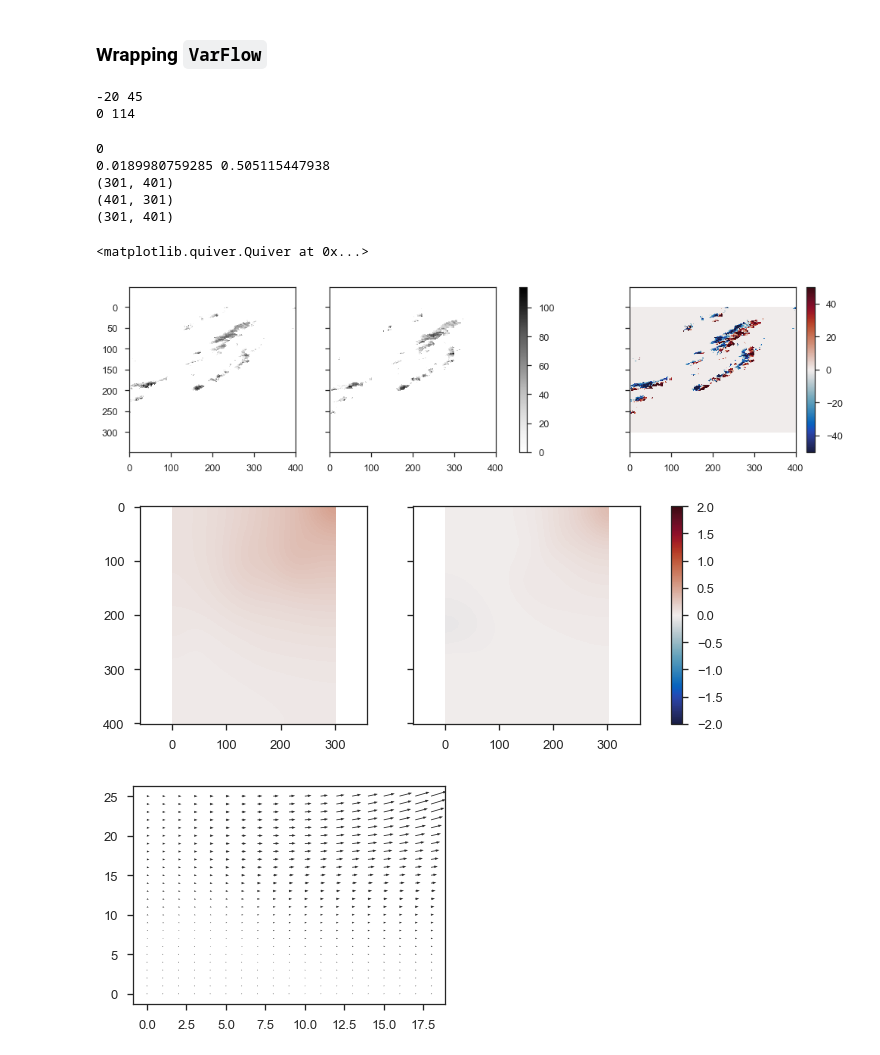
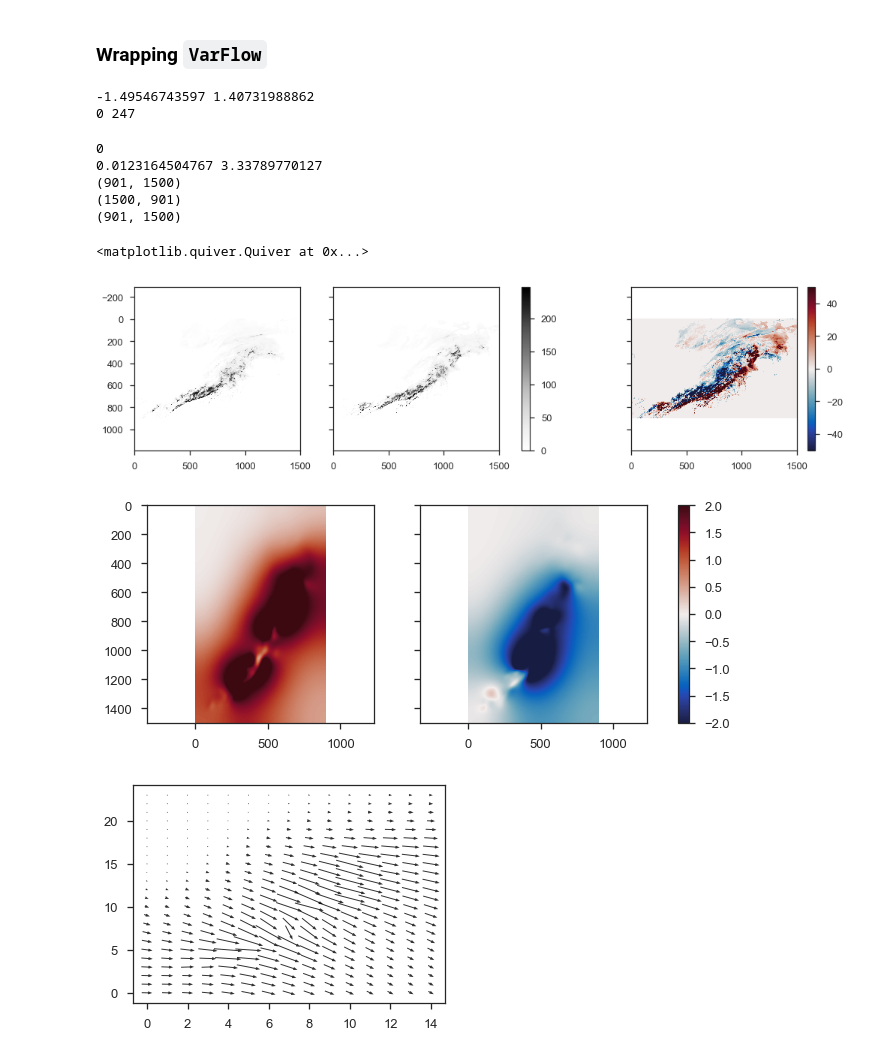
Before and after one commit to darothen-cc/nowcasting, a Jupyter notebook: notebooks/storm_motion.ipynb, the cells around one changed output. Drawn from its saved outputs; the diff is of its cells as text; code cells hidden in the pictures.

```diff
--- a/notebooks/storm_motion.ipynb
+++ b/notebooks/storm_motion.ipynb
@@ -17,8 +20,12 @@ The autoreload extension is already loaded. To reload it, use:
 Load some sample radar data as a reference.
 # %%
 from ccpy.obs import n0q_to_refl
-ds = xr.open_dataset("../data/boston_nov_3/n0q.subset.nc")
+from dask.diagnostics import ProgressBar
 
-ds['refl'] = n0q_to_refl(ds.n0q)
-ds
+ds = xr.open_dataset("../data/eusa_feb_7/lcref.subset.nc", chunks={'time': 1})
+
+ds['refl'] = n0q_to_refl(ds.data)
+
+with ProgressBar() as pb:
+    print(ds.refl.isel(time=0).compute())
 # %% [output]
@@ -1561,21 +1593,28 @@ def uni_to_uni(x, ai, bi, af=-1., bf=1., clip=True):
     -------
     float, random variable in new uniform distribution
     """
-    x = x.copy()
     if clip:
-        x = np.clip(x, ai, bi)
-    return ((bf-af)/(bi-ai))*(x - ai) + af
+        y = np.clip(x, ai, bi)
+    return ((bf-af)/(bi-ai))*(y - ai) + af
 
-imgA = _prev.copy().astype('int32')
-imgB = _curr.copy().astype('int32')
+## Native Reflectivity
+# imgA = _prev.copy().astype('int32')
+# imgB = _curr.copy().astype('int32')
+# print(imgA.min(), imgA.max())
+# imgA = uni_to_uni(imgA, 0., 100., 0, 255.).astype('int32')
+# imgB = uni_to_uni(imgB, 0., 100., 0, 255.).astype('int32')
+# print(imgA.min(), imgA.max())
 
+## Remapped Reflectivity
+imgA = _prev_G.copy()#.astype('int32')
+imgB = _curr_G.copy()#.astype('int32')
 print(imgA.min(), imgA.max())
-imgA = uni_to_uni(imgA, 0., 100., 0, 255.).astype('int32')
-imgB = uni_to_uni(imgB, 0., 100., 0, 255.).astype('int32')
+imgA = uni_to_uni(imgA, -1.5, 1.5, 0, 255.).astype('int32')
+imgB = uni_to_uni(imgB, -1.5, 1.5, 0, 255.).astype('int32')
 print(imgA.min(), imgA.max())
 # %% [output]
--20 45
-0 114
+-1.49546743597 1.40731988862
+0 247
 # %%
 from ROVER import do_rover, do_rover_original
 
@@ -1586,7 +1625,7 @@ imgBT = np.ascontiguousarray(imgB.T)
 width, height = imgAT.shape
 u, v = do_rover_original(
     imgAT, imgBT,
-    start_level=2, max_level=6, n1=2, n2=4,
+    start_level=1, max_level=7, n1=2, n2=2,
     rho=ρ, alpha=α, sigma=σ
 )
 ## Weird post-processing
@@ -1611,10 +1650,10 @@ print(imgAT.shape)
 print(u.shape)
 # %% [output]
 0
-0.0189980759285 0.505115447938
-(301, 401)
-(401, 301)
-(301, 401)
+0.0123164504767 3.33789770127
+(901, 1500)
+(1500, 901)
+(901, 1500)
 # %%
 from cmocean import cm
 
@@ -1629,37 +1668,37 @@ plt.colorbar(cf, ax=axd)
 
 
 figsize = get_figsize(1, 2, size=4, aspect=1.4)
 fig, (axu, axv) = plt.subplots(1, 2, sharex=True, sharey=True,
                                figsize=figsize)
 
 uu = 2
 cmap_kws = dict(vmin=-uu, vmax=uu, cmap=cm.balance)
 
 ucf = axu.imshow(u[...,::-1].T, **cmap_kws)
 vcf = axv.imshow(v[...,::-1].T, **cmap_kws)
 plt.colorbar(ucf, ax=[axu, axv])
 
 ##
 
 figsize = get_figsize(1, 1, size=4, aspect=1.4)
 fig, ax = plt.subplots(1, 1, figsize=figsize)
 
 s = np.sqrt(u**2 + v**2)
 mask = s < 0
 um = u.copy()
 um[mask] = np.nan
 vm = v.copy()
 vm[mask] = np.nan
 
-rs = 16
+rs = 2**6
 # We do the transpose here to match imshow order
 ax.quiver(um[::rs, ::rs].T, vm[::rs, ::rs].T,
-          headlength=4, headwidth=3, angles='xy',
-          scale_units='xy', scale=0.5, alpha=0.8,
+          headlength=4, headwidth=3, angles='xy', pivot='mid',
+          scale_units='xy', scale=2e0, alpha=0.8,
           color='k')
 # %% [output]
 <matplotlib.quiver.Quiver at 0x...>
-[figure, old version]
+[figure, new version]
-[figure, old version]
+[figure, new version]
-[figure, old version]
+[figure, new version]
 # %%
```
Also changed, not shown: parts of 24 cells of this notebook, 3 other files.
